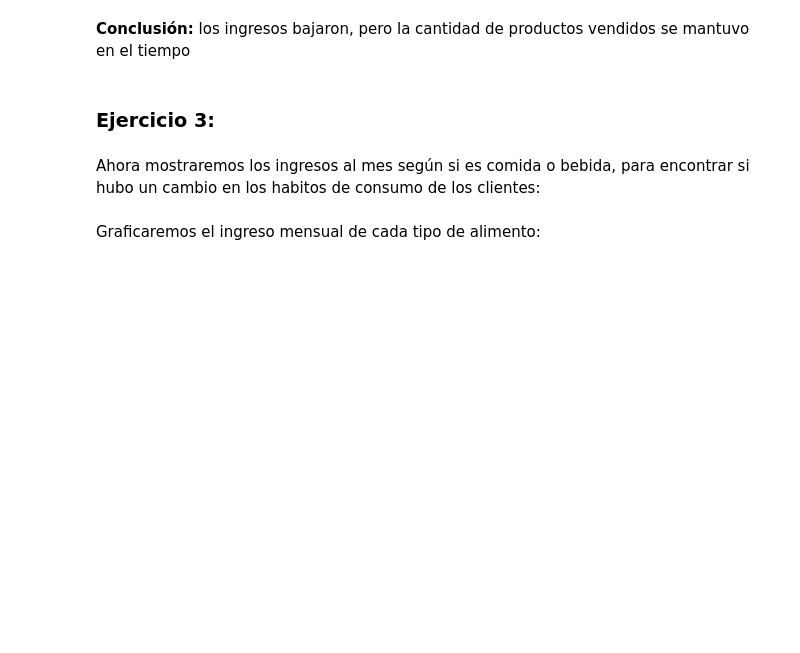
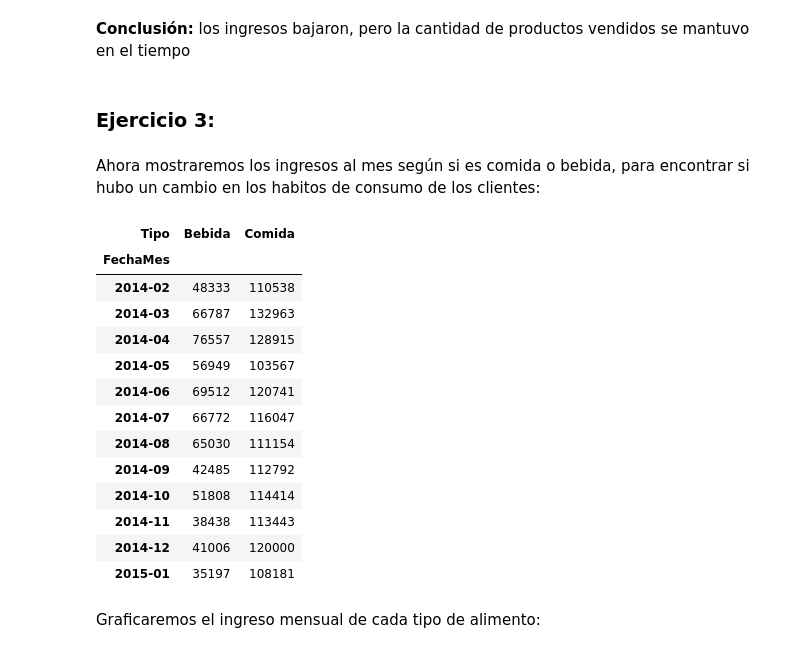
Before and after one commit to alcazarpedro/project_numpy_pandas, a Jupyter notebook: pandas_dtascience/6_Proyecto final/Proyecto Final.ipynb, the cells around one changed output. Drawn from its saved outputs; the diff is of its cells as text; code cells hidden in the pictures; blank space fills up the shorter version.

```diff
--- a/pandas_dtascience/6_Proyecto final/Proyecto Final.ipynb
+++ b/pandas_dtascience/6_Proyecto final/Proyecto Final.ipynb
@@ -40,6 +100,23 @@ __Conclusión:__ los ingresos bajaron, pero la cantidad de productos vendidos se
 ### Ejercicio 3:
 # %% [markdown]
 Ahora mostraremos los ingresos al mes según si es comida o bebida, para encontrar si hubo un cambio en los habitos de consumo de los clientes:
+# %%
+df_restaursnte.pivot_table(index="FechaMes",values="Precio",columns="Tipo",aggfunc="sum")
+# %% [output]
+| Tipo | Bebida | Comida |
+| FechaMes |  |  |
+| 2014-02 | 48333 | 110538 |
+| 2014-03 | 66787 | 132963 |
+| 2014-04 | 76557 | 128915 |
+| 2014-05 | 56949 | 103567 |
+| 2014-06 | 69512 | 120741 |
+| 2014-07 | 66772 | 116047 |
+| 2014-08 | 65030 | 111154 |
+| 2014-09 | 42485 | 112792 |
+| 2014-10 | 51808 | 114414 |
+| 2014-11 | 38438 | 113443 |
+| 2014-12 | 41006 | 120000 |
+| 2015-01 | 35197 | 108181 |
 # %% [markdown]
 Graficaremos el ingreso mensual de cada tipo de alimento:
 # %% [markdown]
```
Also changed, not shown: parts of 9 cells of this notebook.
